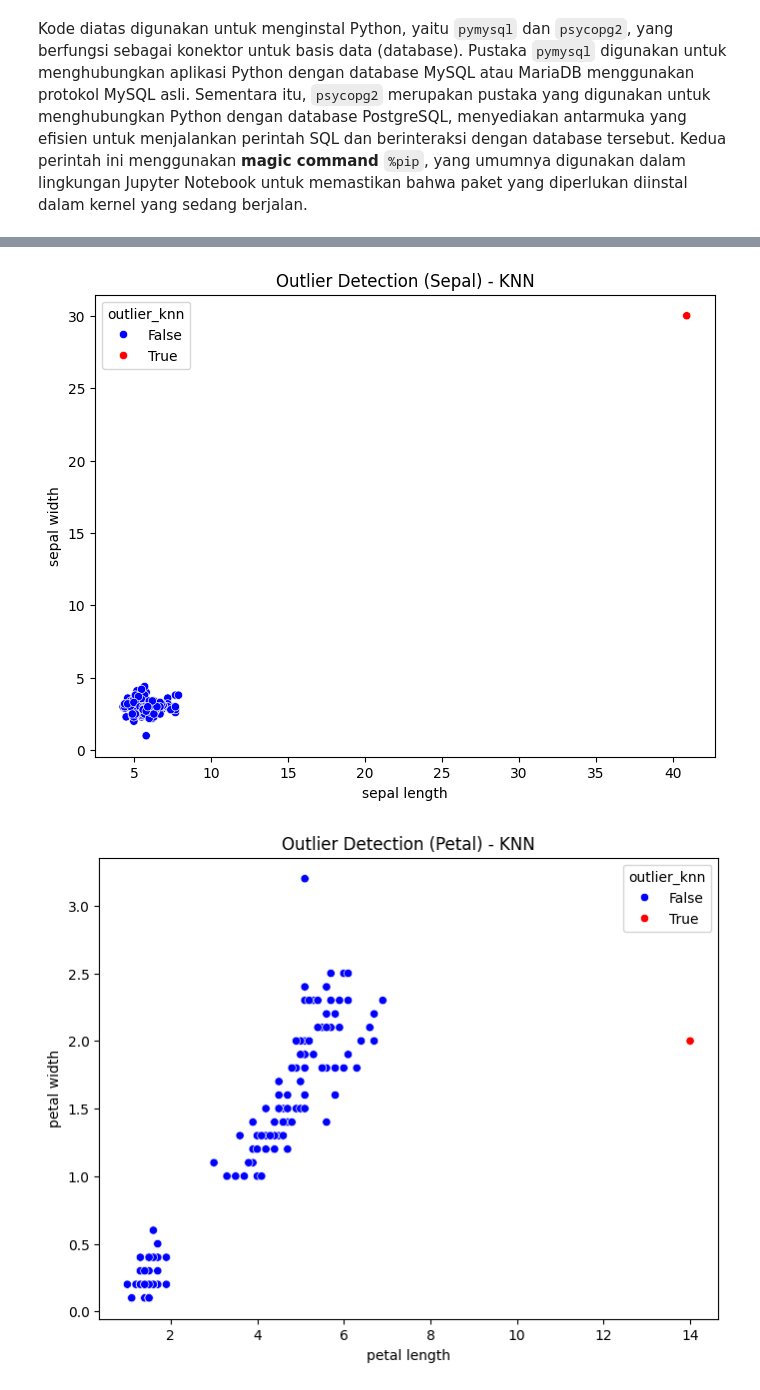
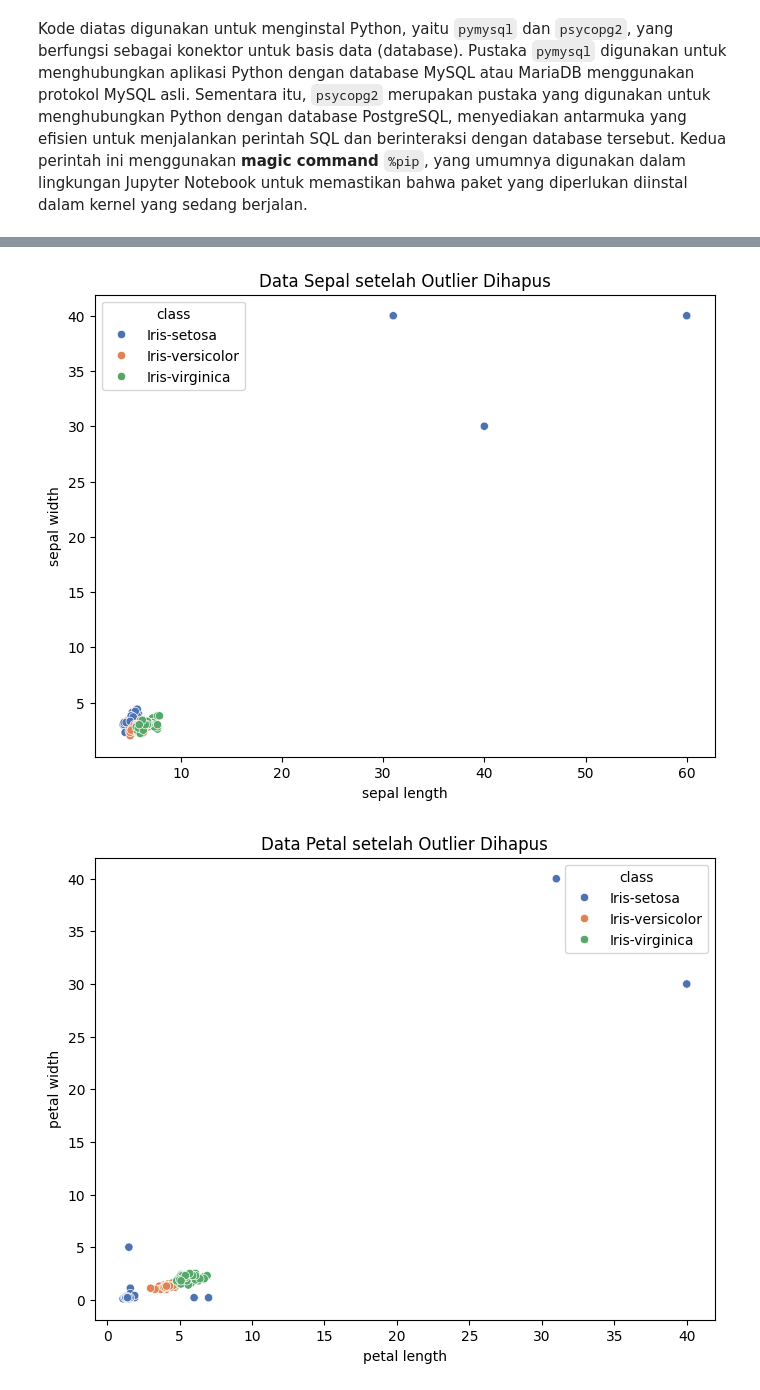
Before and after one commit to naufal090205/pendata, a Jupyter notebook: _sources/KNN.ipynb, the cells around one changed output, grey strips where cells are left out. Saved outputs shown, nothing was run; the diff lists cells and outputs as text; code cells hidden in the pictures.

```diff
--- a/_sources/KNN.ipynb
+++ b/_sources/KNN.ipynb
@@ -112,7 +108,7 @@ feature_columns = ["petal length", "petal width", "sepal length", "sepal width"]
 data_values = df_merged[feature_columns].values
 
 # KNN Outlier Detection
-def knn_outlier_detection(data, k=5):
+def knn_outlier_detection(data, k=90):
     neigh = NearestNeighbors(n_neighbors=k)
     neigh.fit(data)
     distances, _ = neigh.kneighbors(data)
@@ -120,38 +116,34 @@ def knn_outlier_detection(data, k=5):
     return avg_distances
 
 # Hitung K-NN distance
-df_merged["knn_distance"] = knn_outlier_detection(data_values, k=5)
+df_merged["knn_distance"] = knn_outlier_detection(data_values, k=90)
 
 # Tentukan threshold sebagai nilai rata-rata + 2 standar deviasi
 threshold = df_merged["knn_distance"].mean() + 2 * df_merged["knn_distance"].std()
 df_merged["outlier_knn"] = df_merged["knn_distance"] > threshold
 
-# Cetak hasil
-df_result = df_merged[["id", "class", "petal length", "petal width", "sepal length", "sepal width", "knn_distance", "outlier_knn"]]
-print(df_result.to_string(index=False))
-num_outliers = df_merged["outlier_knn"].sum()
-print(f"\nJumlah outlier: {num_outliers}")
+# Hapus data outlier
+df_filtered = df_merged[~df_merged["outlier_knn"]]
 
-# Cetak data outlier
-outliers = df_merged[df_merged["outlier_knn"]]
-print("\nData Outlier:")
-print(outliers.to_string(index=False))
+# Cetak hasil setelah outlier dihapus
+print(df_filtered.to_string(index=False))
+print(f"\nJumlah data setelah outlier dihapus: {len(df_filtered)}")
 
-# Visualisasi outlier berdasarkan K-NN
+# Visualisasi setelah outlier dihapus
 plt.figure(figsize=(8, 6))
 sns.scatterplot(
-    x=df_merged["sepal length"], y=df_merged["sepal width"],
-    hue=df_merged["outlier_knn"], palette={False: "blue", True: "red"}
+    x=df_filtered["sepal length"], y=df_filtered["sepal width"],
+    hue=df_filtered["class"], palette="deep"
 )
-plt.title("Outlier Detection (Sepal) - KNN")
+plt.title("Data Sepal setelah Outlier Dihapus")
 plt.show()
 
 plt.figure(figsize=(8, 6))
 sns.scatterplot(
-    x=df_merged["petal length"], y=df_merged["petal width"],
-    hue=df_merged["outlier_knn"], palette={False: "blue", True: "red"}
+    x=df_filtered["petal length"], y=df_filtered["petal width"],
+    hue=df_filtered["class"], palette="deep"
 )
-plt.title("Outlier Detection (Petal) - KNN")
+plt.title("Data Petal setelah Outlier Dihapus")
 plt.show()
 # %% [output]
  id           class  petal length  petal width  sepal length  sepal width  knn_distance  outlier_knn
@@ -174,2 +166,2 @@ Data Outlier:
-[figure, old version]
+[figure, new version]
-[figure, old version]
+[figure, new version]
```
Also changed, not shown: parts of 15 cells of this notebook, 8 other files.
